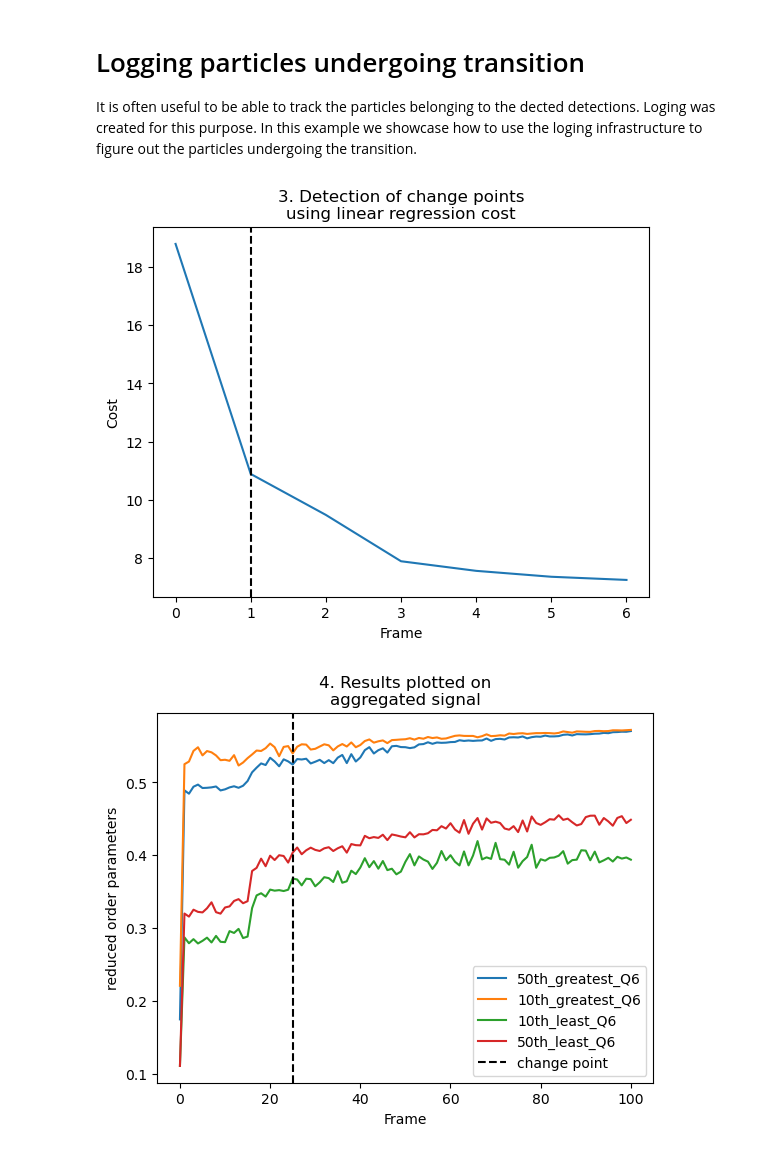
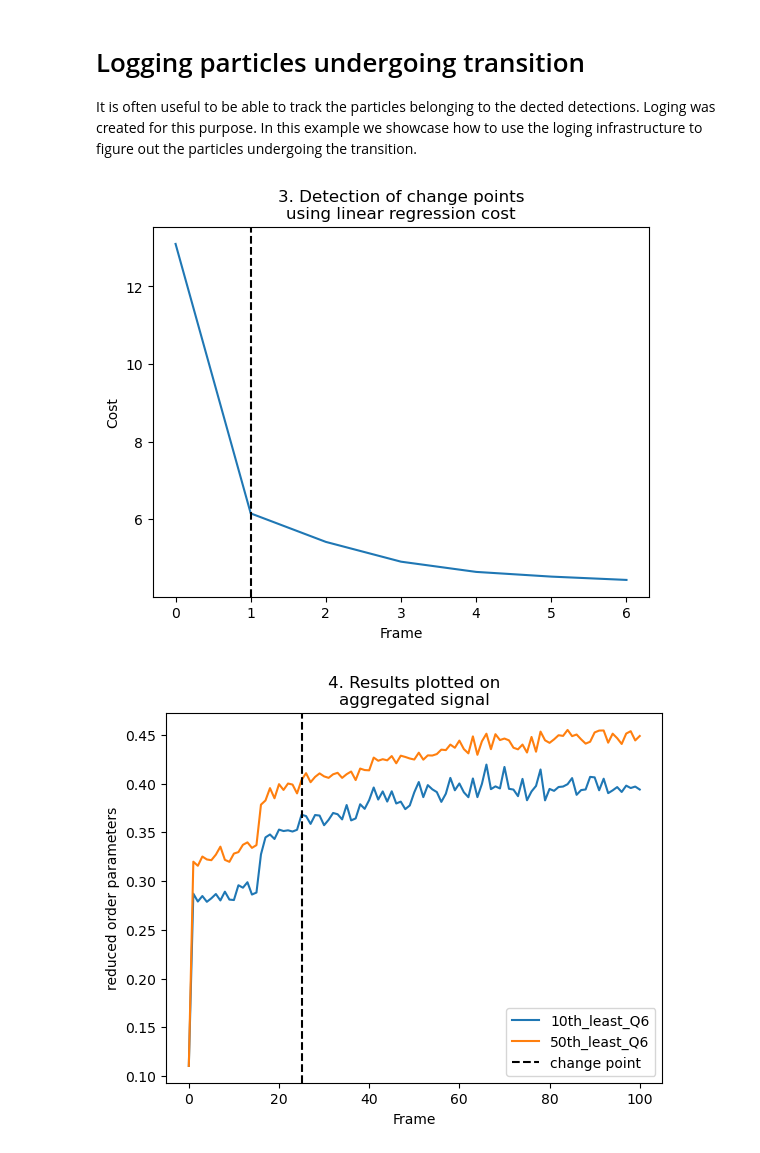
Before and after one commit to glotzerlab/dupin, a Jupyter notebook: docs/tutorials/03-Logging-particles-undergoing-detection/Logging-particles-example.ipynb, the cells around one changed output. Cells and saved outputs as stored; diff of their text form; code cells hidden in the pictures.

```diff
--- a/docs/tutorials/03-Logging-particles-undergoing-detection/Logging-particles-example.ipynb
+++ b/docs/tutorials/03-Logging-particles-undergoing-detection/Logging-particles-example.ipynb
@@ -74,7 +74,7 @@ logger = du.data.logging.Logger()
 
 pipeline = du.data.freud.FreudDescriptor(
     compute=steinhardt, attrs = {"particle_order":f"Q{ls}"}
-).pipe(du.data.reduce.NthGreatest((10, -10, -50,50)))
+).pipe(du.data.reduce.NthGreatest((-10, -50)))
 signal_aggregator = du.data.aggregate.SignalAggregator(pipeline,logger)
 with gsd.hoomd.open(FILENAME, "r") as traj:
     for frame in traj:
@@ -87,33 +87,33 @@ change_point_particle_id = logger.frames[change_points[0]]["Q6"]["NthGreatest"][
 plt.plot(sweep_detector.costs_)
 plt.title("3. Detection of change points\nusing linear regression cost")
 plt.xlabel("Frame")
 plt.ylabel("Cost")
 plt.axvline(sweep_detector.opt_n_change_points_, color='k', linestyle="--")
 plt.show()
 # add change points as vlines
 plt.plot(signal_aggregator.to_dataframe().to_numpy(),label=signal_aggregator.to_dataframe().columns.to_list())
 for change_point in change_points:
     plt.axvline(change_point, color='k', linestyle='--',label='change point')
 plt.title("4. Results plotted on\naggregated signal")
 plt.xlabel("Frame")
 plt.ylabel("reduced order parameters")
 plt.legend()
 plt.show()
 with gsd.hoomd.open(FILENAME, "r") as f:
     frame:gsd.hoomd.Frame = f[change_points[0]]
     aabbq = freud.locality.AABBQuery(frame.configuration.box, frame.particles.position)
     neighbor_list = aabbq.query([frame.particles.position[change_point_particle_id]], nlist_kwargs).toNeighborList()
     ids = neighbor_list.point_indices
     particle_ids = copy.deepcopy(frame.particles.typeid)
     particle_ids[ids] = 1
     newframe = gsd.hoomd.Frame()
     newframe.configuration.box = frame.configuration.box
     newframe.particles.position = frame.particles.position
     newframe.particles.types = frame.particles.types
     newframe.particles.typeid = particle_ids
     img = render(newframe)
     display(img)
 # %% [output]
-[figure, old version]
+[figure, new version]
-[figure, old version]
+[figure, new version]
 [figure]
```
